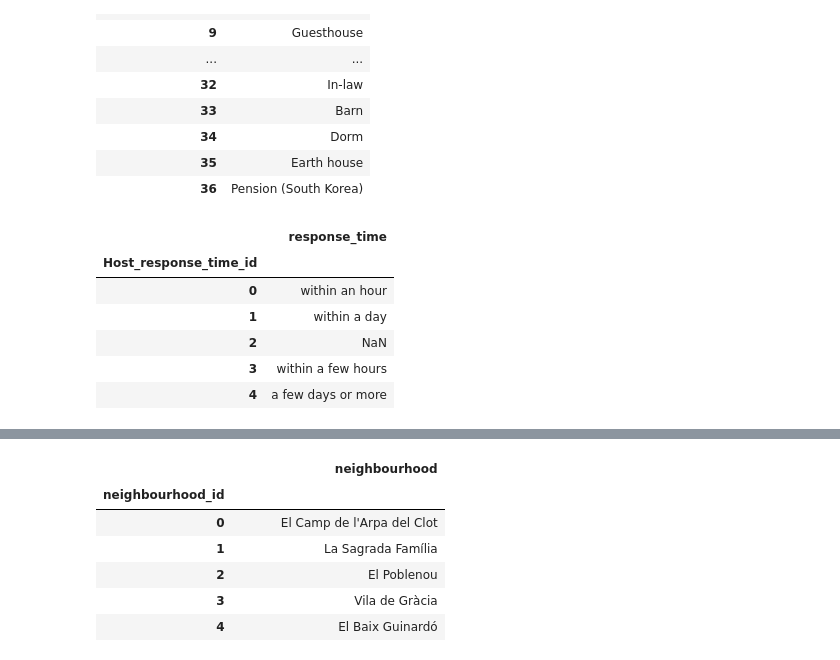
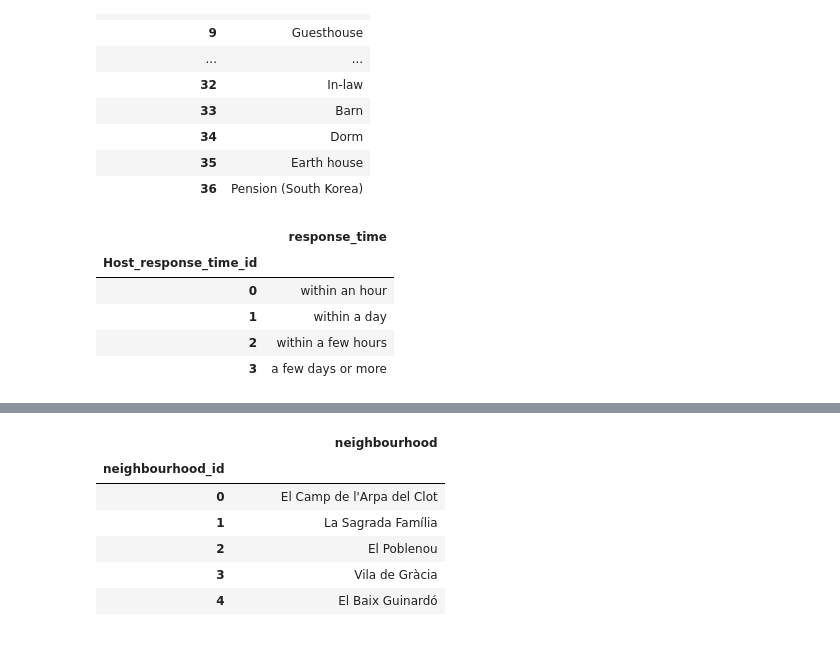
Before and after one commit to vquelque/DbProject, a Jupyter notebook: Cleaned_datas.ipynb, the cells around one changed output, grey strips where cells are left out. Saved outputs shown, nothing was run; the diff lists cells and outputs as text; code cells hidden in the pictures.

Commit message:
updated cleaner for host tablee illes

```diff
--- a/Cleaned_datas.ipynb
+++ b/Cleaned_datas.ipynb
@@ -1445,18 +1444,17 @@ Property_type
 | 35 | Earth house |
 | 36 | Pension (South Korea) |
 # %%
-Host_response_time = pd.DataFrame({'Host_response_time_id': np.arange(len(listings['host_response_time'].unique())),
-                                   'response_time': listings['host_response_time'].unique()})
+Host_response_time = pd.DataFrame({'Host_response_time_id': np.arange(len(listings['host_response_time'].dropna().unique())),
+                                   'response_time': listings['host_response_time'].dropna().unique()})
 Host_response_time = Host_response_time.set_index('Host_response_time_id')
 Host_response_time
 # %% [output]
 |  | response_time |
 | Host_response_time_id |  |
 | 0 | within an hour |
 | 1 | within a day |
-| 2 | NaN |
-| 3 | within a few hours |
-| 4 | a few days or more |
+| 2 | within a few hours |
+| 3 | a few days or more |
 # %%
 Property = pd.DataFrame({'property_id': np.arange(len(listings)),
                          'access_': listings['access_'],
```
Also changed, not shown: parts of 6 cells of this notebook.
